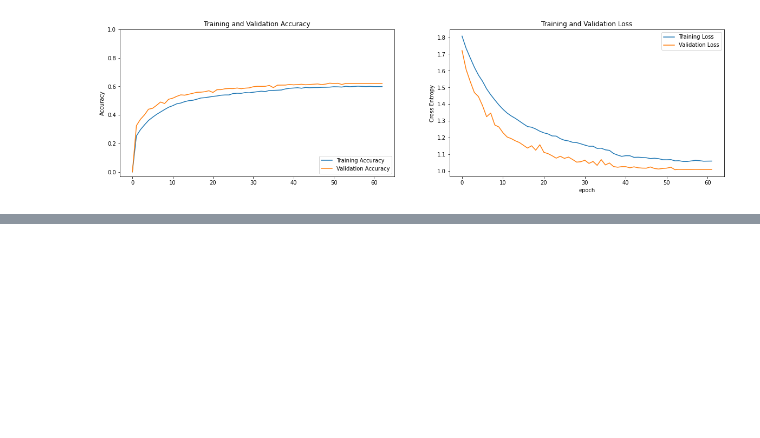
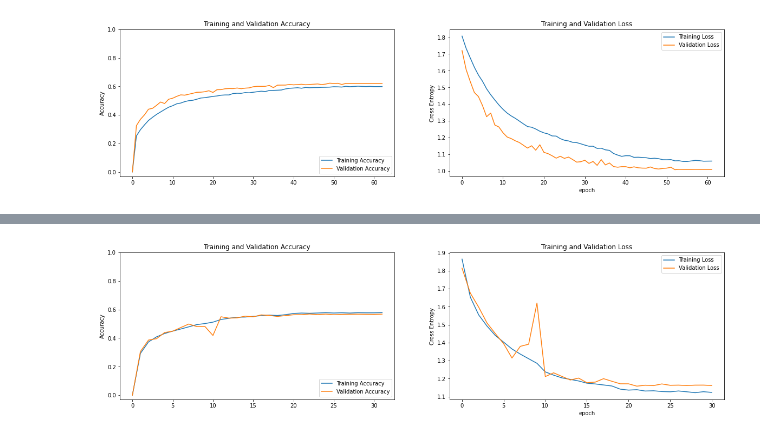
Before and after one commit to Shatakd/Face-Emotion-Recognition-Deep-Learning, a Jupyter notebook: Face_Emotion_Recognition.ipynb, the cells around one changed output, grey strips where cells are left out. Saved outputs shown, nothing was run; the diff lists cells and outputs as text; code cells hidden in the pictures; blank space fills up the shorter version.

```diff
--- a/Face_Emotion_Recognition.ipynb
+++ b/Face_Emotion_Recognition.ipynb
@@ -536,0 +631,3 @@ plots(custom_history)
+# %%
+# Fitting the model
+inception_history = inception.fit(train_data, validation_data=validation, epochs=100, callbacks=callback_list('inception'))
@@ -536,0 +652,4 @@ plots(custom_history)
+# %%
+plots(inception_history)
+# %% [output]
+[figure, added]
```
Also changed, not shown: parts of 5 cells of this notebook.
